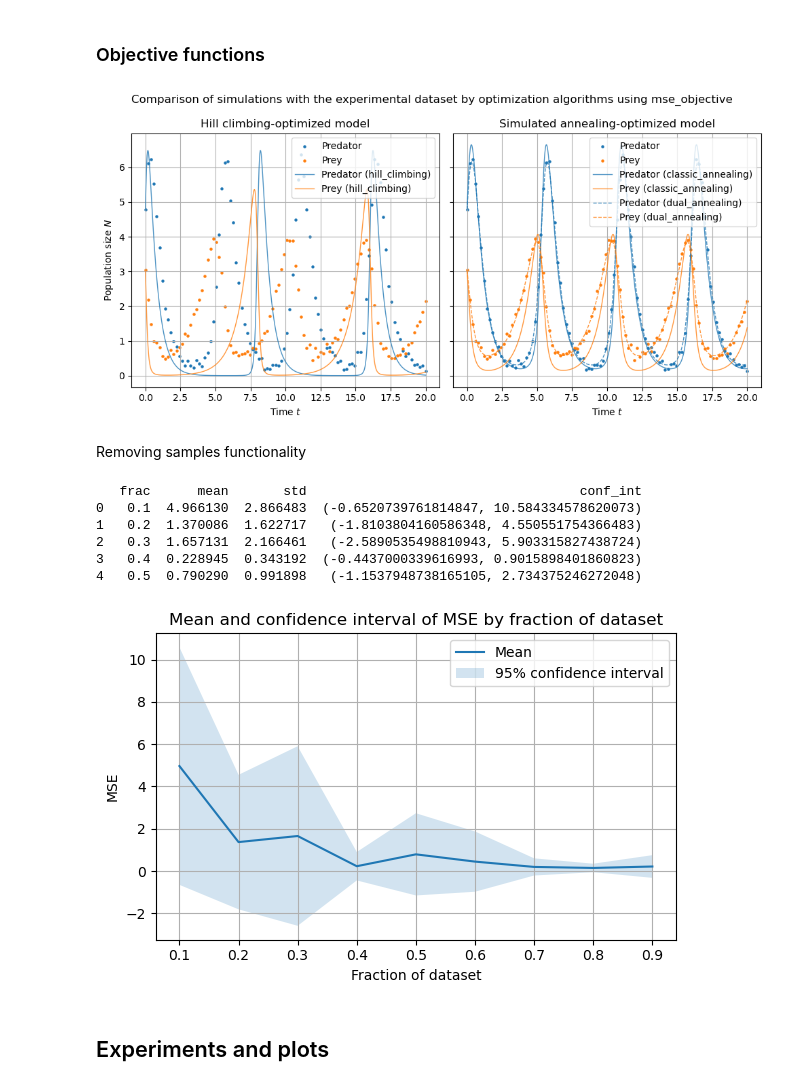
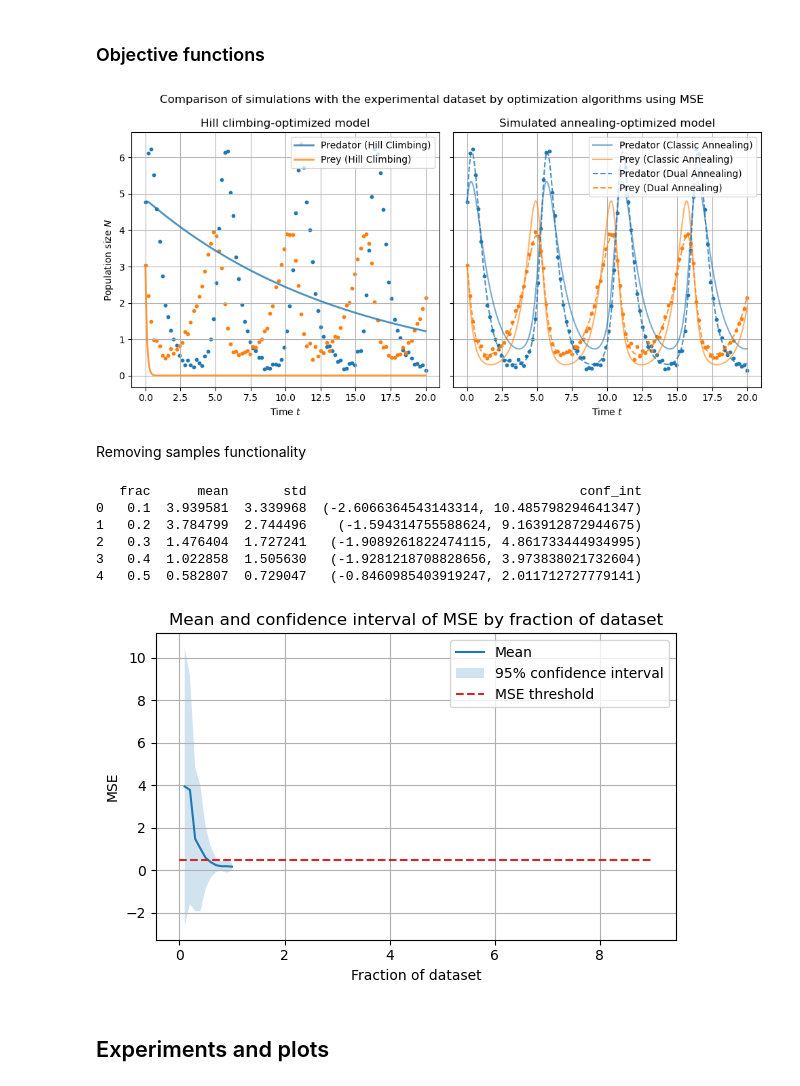
Before and after one commit to jonas4climate/ss-assignment-3, a Jupyter notebook: CalvinLaw_11306734_RaymondZhang_14865904_JonasSchaefer_14039982_3.ipynb, the cells around one changed output. Cells and saved outputs as stored; diff of their text form; code cells hidden in the pictures.

```diff
--- a/CalvinLaw_11306734_RaymondZhang_14865904_JonasSchaefer_14039982_3.ipynb
+++ b/CalvinLaw_11306734_RaymondZhang_14865904_JonasSchaefer_14039982_3.ipynb
@@ -40,7 +40,7 @@ DATA_T, DATA_X, DATA_Y = DATA['t'].to_numpy(), DATA['x'].to_numpy(), DATA['y'].t
 LOW_PARAM_BOUND = 0
 UP_PARAM_BOUND = 2
 MAX_STEPS_HILLCLIMING = 500
-MAX_ITER_SA = 500
+MAX_ITER_SA = 300
 MSE_THRESH = 0.5
 # %% [markdown]
 ### Initial dataset
@@ -187,31 +187,33 @@ for obj in objectives:
         est_params[opt.__name__][obj.__name__] = params
         logging.info(f"Params of {opt.__name__} with {obj.__name__}: {[f'{p:.3f}' for p in params]} - Loss: {obj(params):.2e}")
 # %%
+alphas = [0.6, 0.8]
+
 def plot_comparison_optimizers(hc_optimizers, sa_optimizers, objective=mse_objective, linestyles=['-', '--', ':'], colors=['tab:blue', 'tab:orange'], hc_names=hc_names, sa_names=sa_names, obj_names=obj_names):
     t_detail = np.linspace(0, 20, 1000)
     fig, axs = plt.subplots(1, 2, figsize=(10, 5), layout='tight', sharey=True)
     fig.suptitle(f'Comparison of simulations with the experimental dataset by optimization algorithms using MSE')
-    axs[0].scatter(DATA_T, DATA_X, s=10, label='Predator (y)', color=colors[0])
-    axs[0].scatter(DATA_T, DATA_Y, s=10, label='Prey (x)', color=colors[1])
+    axs[0].scatter(DATA_T, DATA_X, s=10, color=colors[0])
+    axs[0].scatter(DATA_T, DATA_Y, s=10, color=colors[1])
     for i, (opt, name) in enumerate(zip(hc_optimizers, hc_names)):
         params = est_params[opt.__name__][objective.__name__]
         initial_conditions = [DATA_Y[0], DATA_X[0]]
         sim_data = solve_lv(params, initial_conditions, t_detail)
-        axs[0].plot(t_detail, sim_data[:, 1], label=f'y ({name})', linestyle=linestyles[i], color=colors[0], linewidth=2, alpha=0.8)
-        axs[0].plot(t_detail, sim_data[:, 0], label=f'x ({name})', linestyle=linestyles[i], color=colors[1], linewidth=2, alpha=0.8)
+        axs[0].plot(t_detail, sim_data[:, 1], label=f'Predator ({name})', linestyle=linestyles[i], color=colors[0], linewidth=2, alpha=0.8)
+        axs[0].plot(t_detail, sim_data[:, 0], label=f'Prey ({name})', linestyle=linestyles[i], color=colors[1], linewidth=2, alpha=0.8)
     axs[0].set_title('Hill climbing-optimized model')
     axs[0].set_xlabel('Time $t$')
     axs[0].set_ylabel('Population size $N$')
     axs[0].legend(loc='upper right')
     axs[0].grid(True)
-    axs[1].scatter(DATA_T, DATA_X, s=10, label='Predator (y)', color=colors[0])
-    axs[1].scatter(DATA_T, DATA_Y, s=10, label='Prey (x)', color=colors[1])
-    for i, (opt, name) in enumerate(zip(sa_optimizers, sa_names)):
+    axs[1].scatter(DATA_T, DATA_X, s=10, color=colors[0])
+    axs[1].scatter(DATA_T, DATA_Y, s=10, color=colors[1])
+    for i, (opt, name, alpha) in enumerate(zip(sa_optimizers, sa_names, alphas)):
         params = est_params[opt.__name__][objective.__name__]
         initial_conditions = [DATA_Y[0], DATA_X[0]]
         sim_data = solve_lv(params, initial_conditions, t_detail)
-        axs[1].plot(t_detail, sim_data[:, 1], label=f'y ({name})', linestyle=linestyles[i], color=colors[0], linewidth=2, alpha=0.8)
-        axs[1].plot(t_detail, sim_data[:, 0], label=f'x ({name})', linestyle=linestyles[i], color=colors[1], linewidth=2, alpha=0.8)
+        axs[1].plot(t_detail, sim_data[:, 1], label=f'Predator ({name})', linestyle=linestyles[i], color=colors[0], linewidth=1.5, alpha=alpha)
+        axs[1].plot(t_detail, sim_data[:, 0], label=f'Prey ({name})', linestyle=linestyles[i], color=colors[1], linewidth=1.5, alpha=alpha)
     axs[1].set_title('Simulated annealing-optimized model')
     axs[1].set_xlabel('Time $t$')
     axs[1].legend(loc='upper right')
@@ -221,7 +223,7 @@ def plot_comparison_optimizers(hc_optimizers, sa_optimizers, objective=mse_objec
 
 plot_comparison_optimizers(hc_optimizers, sa_optimizers)
 # %% [output]
-[figure, old version]
+[figure, new version]
 # %% [markdown]
 Removing samples functionality
 # %%
@@ -274,28 +276,29 @@ def batch_comparison_by_frac_and_variable(data, fracs, data_variable, n_samples=
 # %%
 try:
     fracs = np.linspace(0.1, 1.0, 10)
-    experiment_df = batch_comparison_by_frac(fracs=fracs, n_samples=20, bounds=bounds, maxiter=MAX_ITER_SA)
+    experiment_df = batch_comparison_by_frac(fracs=fracs, n_samples=30, bounds=bounds, maxiter=MAX_ITER_SA)
     print(experiment_df.head())
     plt.figure(figsize=(6, 4), layout='tight')
     plt.plot(experiment_df['frac'], experiment_df['mean'], label='Mean')
     plt.fill_between(experiment_df['frac'], experiment_df['conf_int'].apply(lambda x: x[0]), experiment_df['conf_int'].apply(lambda x: x[1]), alpha=0.2, label='95% confidence interval')
+    plt.plot(experiment_df['frac'], [MSE_THRESH]*len(experiment_df['frac']), label='MSE threshold', linestyle='--', color='tab:red')
     plt.title('Mean and confidence interval of MSE by fraction of dataset')
     plt.xlabel('Fraction of dataset')
     plt.ylabel('MSE')
     plt.legend(loc='upper right')
     plt.grid(True)
     plt.savefig('media/frac_conf_mse_sa.png', dpi=300)
     plt.show()
 except Exception as e:
     logging.error(f"An error occurred: {e}")
 # %% [output]
    frac      mean       std                                   conf_int
-0   0.1  4.966130  2.866483  (-0.6520739761814847, 10.584334578620073)
-1   0.2  1.370086  1.622717   (-1.8103804160586348, 4.550551754366483)
-2   0.3  1.657131  2.166461   (-2.5890535498810943, 5.903315827438724)
-3   0.4  0.228945  0.343192  (-0.4437000339616993, 0.9015898401860823)
-4   0.5  0.790290  0.991898   (-1.1537948738165105, 2.734375246272048)
+0   0.1  3.939581  3.339968  (-2.6066364543143314, 10.485798294641347)
+1   0.2  3.784799  2.744496    (-1.594314755588624, 9.163912872944675)
+2   0.3  1.476404  1.727241   (-1.9089261822474115, 4.861733444934995)
+3   0.4  1.022858  1.505630   (-1.9281218708828656, 3.973838021732604)
+4   0.5  0.582807  0.729047   (-0.8460985403919247, 2.011712727779141)
-[figure, old version]
+[figure, new version]
 # %% [markdown]
 ## Experiments and plots
 # %%
```
Also changed, not shown: parts of 1 cell of this notebook, 2 other files.
